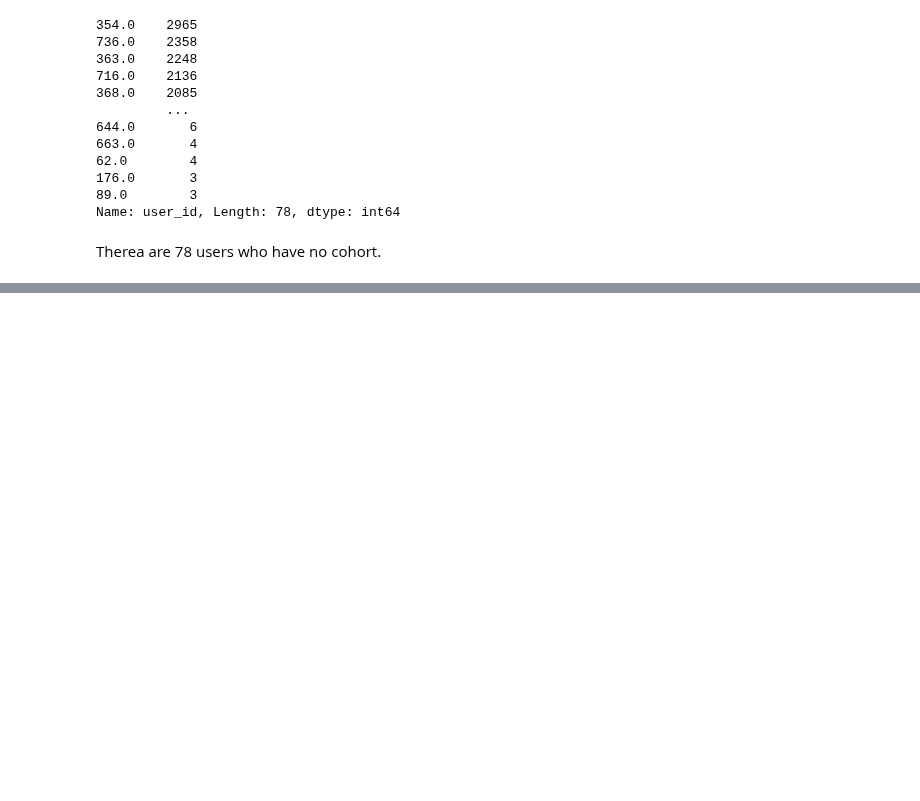
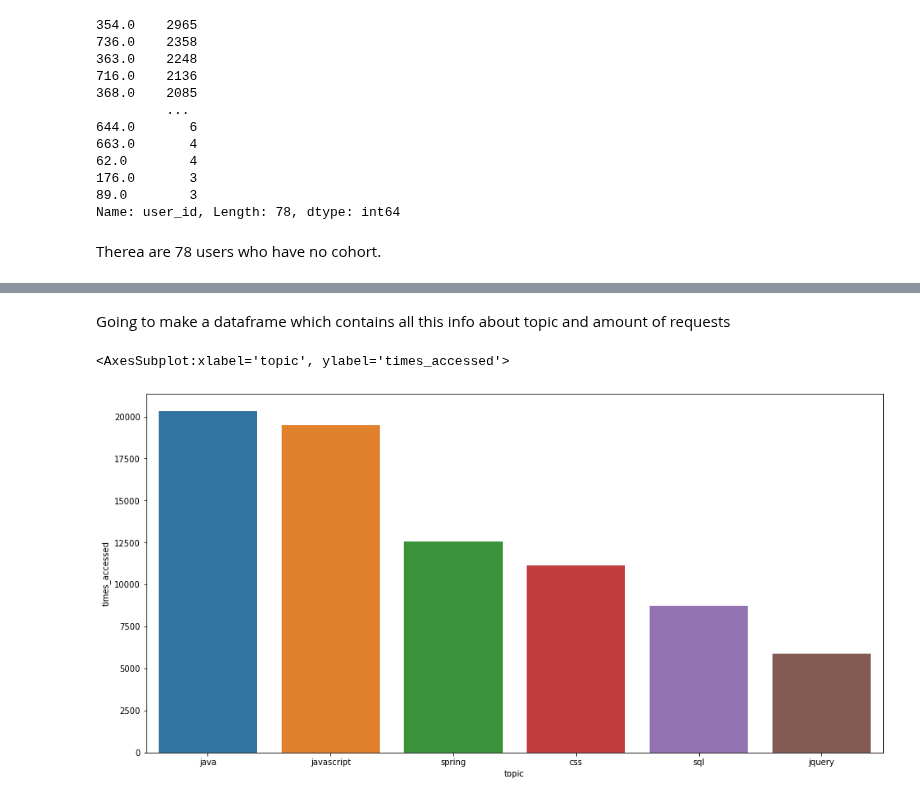
Before and after one commit to AACKV/anomaly_detection_project, a Jupyter notebook: andrew_working_notebook.ipynb, the cells around one changed output, grey strips where cells are left out. Cells and saved outputs as stored; diff of their text form; code cells hidden in the pictures; blank space fills up the shorter version.

```diff
--- a/andrew_working_notebook.ipynb
+++ b/andrew_working_notebook.ipynb
@@ -156,0 +375,2 @@ no_cohort
+# %%
+wd_after_grad = webdev[webdev.index > webdev.end_date]
@@ -156,0 +421,2 @@ no_cohort
+# %%
+wd_after_grad = wd_after_grad[(wd_after_grad.path != '/') & (wd_after_grad.path != 'search/search_index.json')]
@@ -156,0 +562,17 @@ no_cohort
+# %% [markdown]
+Going to make a dataframe which contains all this info about topic and amount of requests
+# %%
+wd_results = {'topic': ['javascript', 'java', 'css', 'spring', 'sql', 'jquery'],
+              'times_accessed': [wd_after_grad[wd_after_grad.path.str.contains('javascript[-/]|javascript$')].shape[0],
+                                wd_after_grad[wd_after_grad.path.str.contains('java[-/]|_java|java$')].shape[0],
+                                wd_after_grad[wd_after_grad.path.str.contains('css')].shape[0],
+                                wd_after_grad[wd_after_grad.path.str.contains('spring')].shape[0],
+                                wd_after_grad[wd_after_grad.path.str.contains('sql')].shape[0],
+                                wd_after_grad[wd_after_grad.path.str.contains('jquery')].shape[0]]}
+# %%
+wd_results_df = pd.DataFrame(wd_results).sort_values('times_accessed', ascending=False)
+# %%
+sns.barplot(data= wd_results_df, x = 'topic', y = 'times_accessed')
+# %% [output]
+<AxesSubplot:xlabel='topic', ylabel='times_accessed'>
+[figure, added]
```
Also changed, not shown: parts of 53 cells of this notebook.
